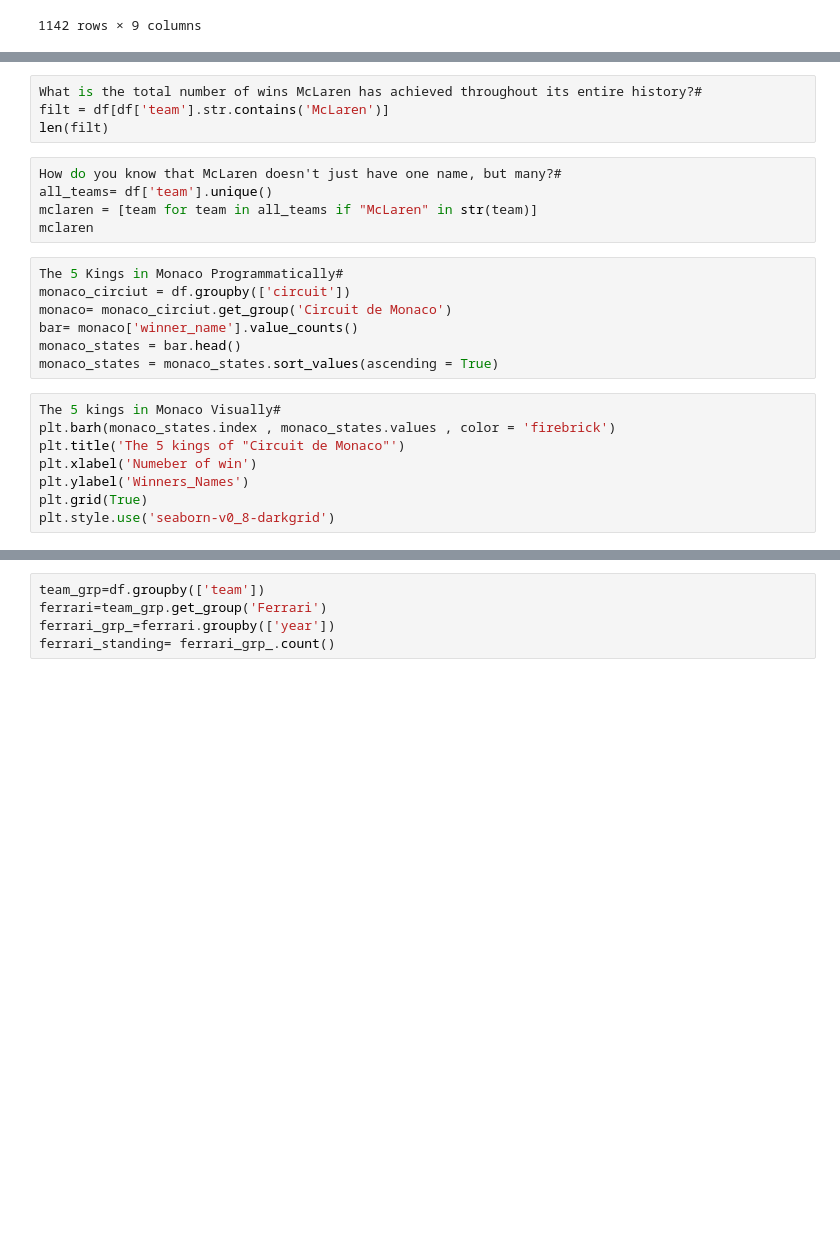
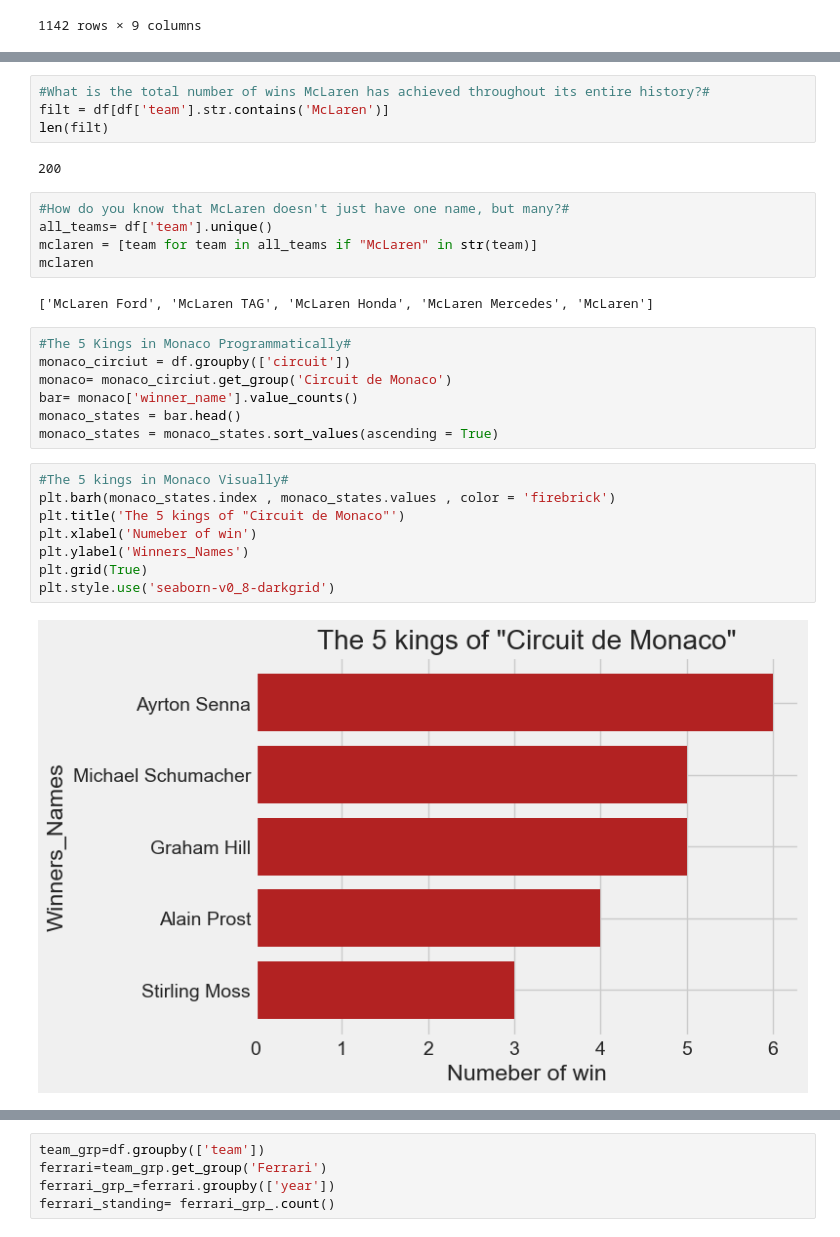
Before and after one commit to Reda-Mota/F1-Data-Analysis-Project, a Jupyter notebook: F1/Untitled1.ipynb, the cells around one changed output, grey strips where cells are left out. Cells and saved outputs as stored; diff of their text form; blank space fills up the shorter version.

```diff
--- a/F1/Untitled1.ipynb
+++ b/F1/Untitled1.ipynb
@@ -43,27 +72,33 @@ ferrari
 # %%
-What is the total number of wins McLaren has achieved throughout its entire history?#
+#What is the total number of wins McLaren has achieved throughout its entire history?#
 filt = df[df['team'].str.contains('McLaren')]
 len(filt)
+# %% [output]
+200
 # %%
-How do you know that McLaren doesn't just have one name, but many?#
+#How do you know that McLaren doesn't just have one name, but many?#
 all_teams= df['team'].unique()
 mclaren = [team for team in all_teams if "McLaren" in str(team)]
 mclaren
+# %% [output]
+['McLaren Ford', 'McLaren TAG', 'McLaren Honda', 'McLaren Mercedes', 'McLaren']
 # %%
-The 5 Kings in Monaco Programmatically#
+#The 5 Kings in Monaco Programmatically#
 monaco_circiut = df.groupby(['circuit'])
 monaco= monaco_circiut.get_group('Circuit de Monaco')
 bar= monaco['winner_name'].value_counts()
 monaco_states = bar.head()
 monaco_states = monaco_states.sort_values(ascending = True)
 # %%
-The 5 kings in Monaco Visually#
+#The 5 kings in Monaco Visually#
 plt.barh(monaco_states.index , monaco_states.values , color = 'firebrick')
 plt.title('The 5 kings of "Circuit de Monaco"')
 plt.xlabel('Numeber of win')
 plt.ylabel('Winners_Names')
 plt.grid(True)
 plt.style.use('seaborn-v0_8-darkgrid')
+# %% [output]
+[figure, added]
 # %%
 circiut = df['circuit'].value_counts()
 circiut.head()
```
Also changed, not shown: parts of 7 cells of this notebook.
